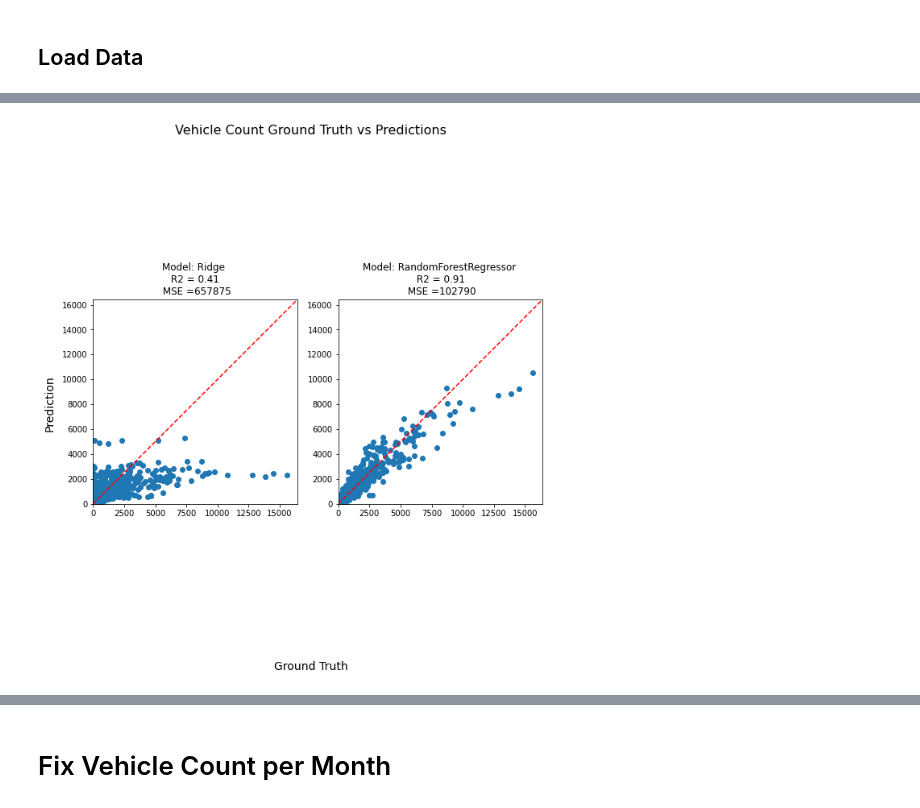
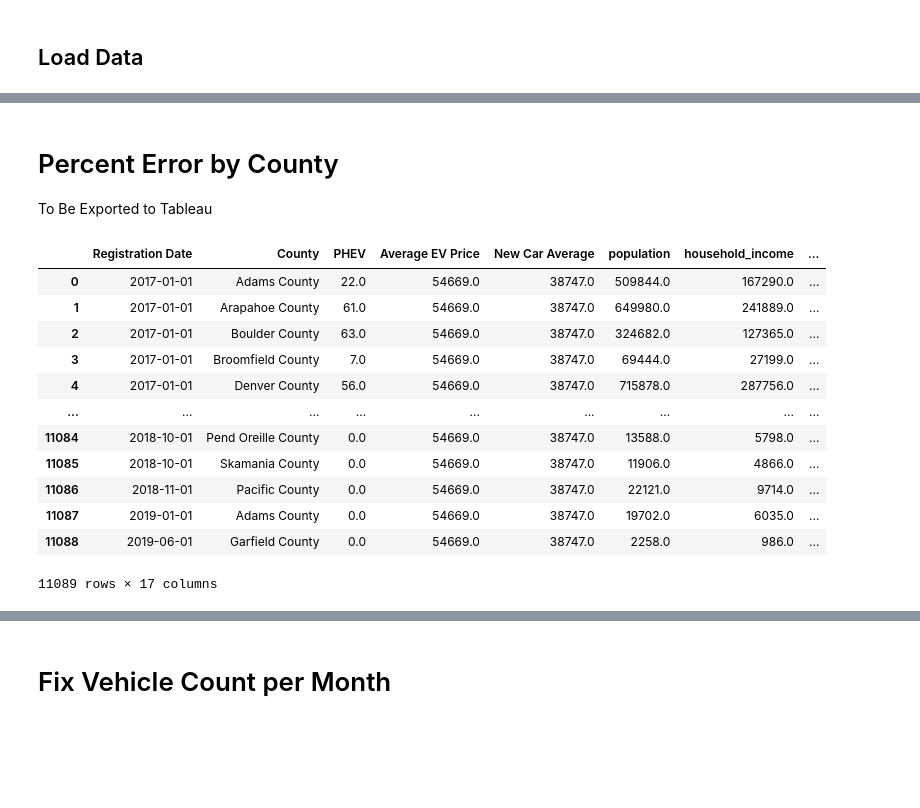
Before and after one commit to shakesy94/ev_adoption_ml, a Jupyter notebook: Visualization.ipynb, the cells around one changed output, grey strips where cells are left out. Saved outputs shown, nothing was run; the diff lists cells and outputs as text; code cells hidden in the pictures; blank space fills up the shorter version.

```diff
--- a/Visualization.ipynb
+++ b/Visualization.ipynb
@@ -157,58 +147,3 @@ print(y_hat.shape)
-# %%
-# Axis limits
-x_min = 0
-x_max = df_y['Vehicle Count'].max()+500
-
-# Define the number of rows and columns of subplots
-num_cols = 2
-num_rows = math.ceil(len(models)/num_cols)
-
-# Create a figure and a grid of subplots with 2 columns
-fig, ax = plt.subplots(nrows=num_rows, ncols=num_cols, figsize=(10, 10))
-
-# Flatten the axis array to simplify indexing
-ax = ax.flatten()
-
-for i, model in enumerate(models):
-    y_hat = model.predict(X_test)
-
-    ax[i].scatter(y_test,y_hat)
-
-    # Add the red reference line
-
-    ax[i].plot([x_min, x_max], [x_min, x_max], 'r--')
-
-    # Set the axis limits to be the same for both x and y
-    ax[i].set_xlim(x_min, x_max)
-    ax[i].set_ylim(x_min, x_max)
-
-    # Set the aspect ratio to be equal
-    ax[i].set_aspect('equal', adjustable='box')
-
-    # Get model type
-    model_type = str(type(model))
-    model_type = model_type.split(".")[-1]
-    model_type = model_type[:-2]
-
-    # calc R2 score
-    # Compute the R-squared score
-    r2 = r2_score(y_test, y_hat)
-    mse = mean_squared_error(y_test, y_hat)
-
-    # Set titles
-    ax[i].set_title('Model: ' + model_type + ' \n R2 = ' + str(round(r2,2)) +
-                    ' \n MSE =' + str(int(mse)))
-
-# Add a common x-axis label
-fig.text(0.5, 0.04, 'Ground Truth', ha='center', fontsize=14)
-
-# Add a common y-axis label
-fig.text(0.04, 0.5, 'Prediction', va='center', rotation='vertical', fontsize=14)
-
-# Add a title to the entire plot
-fig.suptitle('Vehicle Count Ground Truth vs Predictions', fontsize=16)
-
-# Display the plot
-plt.show()
-# %% [output]
-[figure, removed]
+# %% [markdown]
+# Percent Error by County
+To Be Exported to Tableau
@@ -214,0 +153,16 @@ plt.show()
+# %%
+df
+# %% [output]
+|  | Registration Date | County | PHEV | Average EV Price | New Car Average | population | household_income | ... |
+| 0 | 2017-01-01 | Adams County | 22.0 | 54669.0 | 38747.0 | 509844.0 | 167290.0 | ... |
+| 1 | 2017-01-01 | Arapahoe County | 61.0 | 54669.0 | 38747.0 | 649980.0 | 241889.0 | ... |
+| 2 | 2017-01-01 | Boulder County | 63.0 | 54669.0 | 38747.0 | 324682.0 | 127365.0 | ... |
+| 3 | 2017-01-01 | Broomfield County | 7.0 | 54669.0 | 38747.0 | 69444.0 | 27199.0 | ... |
+| 4 | 2017-01-01 | Denver County | 56.0 | 54669.0 | 38747.0 | 715878.0 | 287756.0 | ... |
+| ... | ... | ... | ... | ... | ... | ... | ... | ... |
+| 11084 | 2018-10-01 | Pend Oreille County | 0.0 | 54669.0 | 38747.0 | 13588.0 | 5798.0 | ... |
+| 11085 | 2018-10-01 | Skamania County | 0.0 | 54669.0 | 38747.0 | 11906.0 | 4866.0 | ... |
+| 11086 | 2018-11-01 | Pacific County | 0.0 | 54669.0 | 38747.0 | 22121.0 | 9714.0 | ... |
+| 11087 | 2019-01-01 | Adams County | 0.0 | 54669.0 | 38747.0 | 19702.0 | 6035.0 | ... |
+| 11088 | 2019-06-01 | Garfield County | 0.0 | 54669.0 | 38747.0 | 2258.0 | 986.0 | ... |
+11089 rows × 17 columns
```
Also changed, not shown: parts of 16 cells of this notebook, 8 other files.
